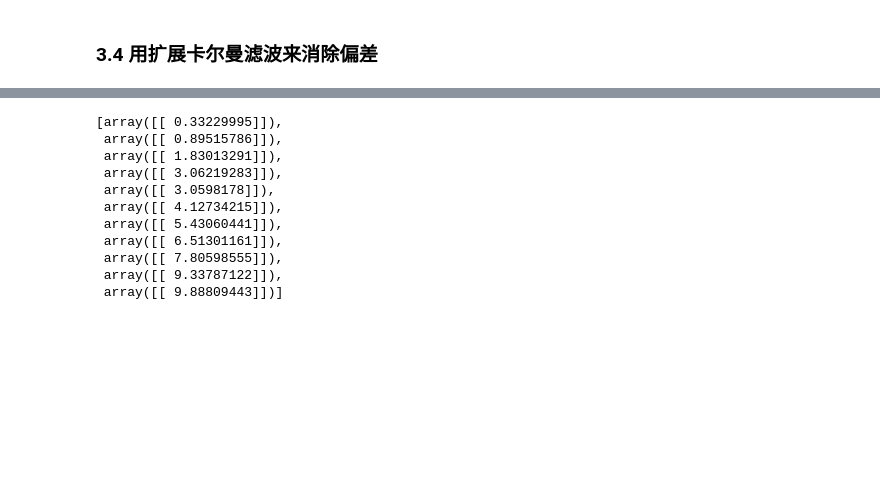
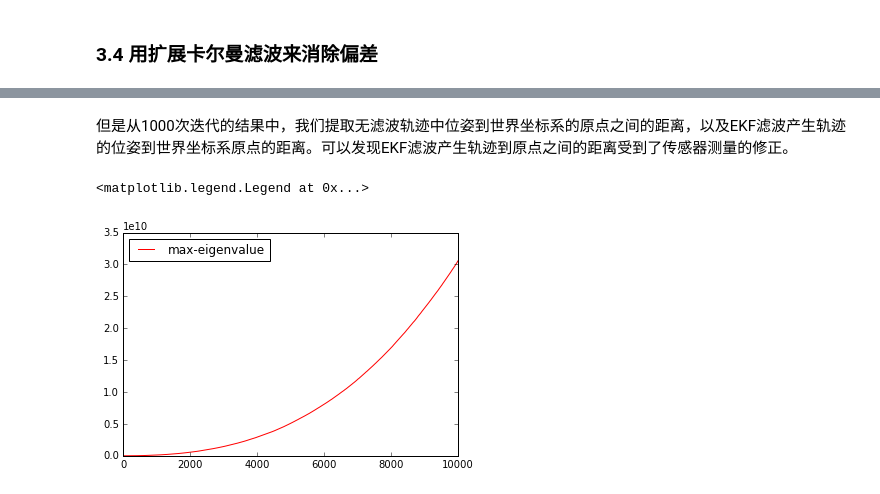
Before and after one commit to liuii/ProbRobotics, a Jupyter notebook: notebooks/01GaussianFileters/ExtendedKalmanFilter.ipynb, the cells around one changed output, grey strips where cells are left out. Drawn from its saved outputs; the diff is of its cells as text; code cells hidden in the pictures; blank space fills up the shorter version.

```diff
--- a/notebooks/01GaussianFileters/ExtendedKalmanFilter.ipynb
+++ b/notebooks/01GaussianFileters/ExtendedKalmanFilter.ipynb
@@ -361,14 +348,11 @@ ax.plot(x, distance_extended_kalman_filter, c='r')
-# %%
-Z
-# %% [output]
-[array([[ 0.33229995]]),
- array([[ 0.89515786]]),
- array([[ 1.83013291]]),
- array([[ 3.06219283]]),
- array([[ 3.0598178]]),
- array([[ 4.12734215]]),
- array([[ 5.43060441]]),
- array([[ 6.51301161]]),
- array([[ 7.80598555]]),
- array([[ 9.33787122]]),
- array([[ 9.88809443]])]
+# %% [markdown]
+但是从1000次迭代的结果中，我们提取无滤波轨迹中位姿到世界坐标系的原点之间的距离，以及EKF滤波产生轨迹的位姿到世界坐标系原点的距离。可以发现EKF滤波产生轨迹到原点之间的距离受到了传感器测量的修正。
+# %%
+x = [i for i in range(N+1)]
+es = [ np.max(e) for e, v in [np.linalg.eig(s) for s in Sigma] ]
+fig, ax = plt.subplots()
+ax.plot(x, np.array(es), c='r', label='max-eigenvalue')
+ax.legend(loc='upper left')
+# %% [output]
+<matplotlib.legend.Legend at 0x...>
+[figure, added]
```
Also changed, not shown: parts of 24 cells of this notebook.
